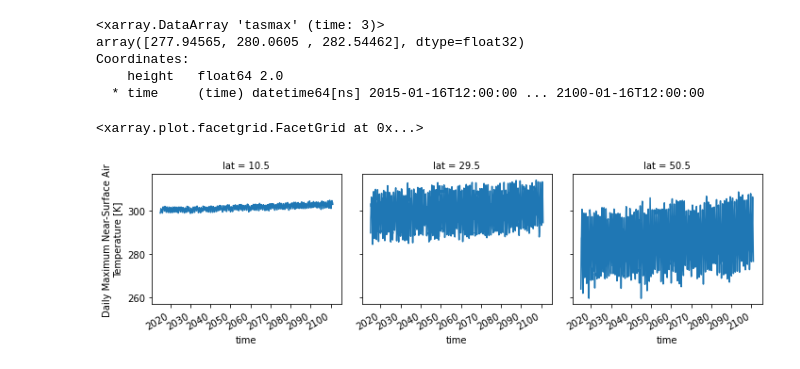
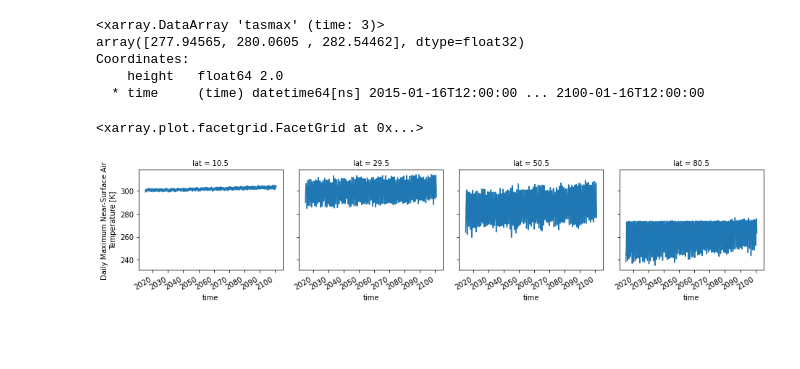
Before and after one commit to Gorkowski/Atmospheric_Science_Class, a Jupyter notebook: Classes/Part1/Lec4b_Tutorial_Python_Geospatial.ipynb, the cells around one changed output. Cells and saved outputs as stored; diff of their text form; code cells hidden in the pictures; blank space fills up the shorter version.

```diff
--- a/Classes/Part1/Lec4b_Tutorial_Python_Geospatial.ipynb
+++ b/Classes/Part1/Lec4b_Tutorial_Python_Geospatial.ipynb
@@ -1049,7 +1049,7 @@ Coordinates:
     height   float64 2.0
   * time     (time) datetime64[ns] 2015-01-16T12:00:00 ... 2100-01-16T12:00:00
 # %%
-data.tasmax.sel(lat=[10,30,50], lon=[250], method='nearest').plot(col='lat')
+data.tasmax.sel(lat=[10,30,50,80], lon=[250], method='nearest').plot(col='lat')
 # %% [output]
 <xarray.plot.facetgrid.FacetGrid at 0x...>
-[figure, old version]
+[figure, new version]
```
Also changed, not shown: parts of 1 cell of this notebook, 1 other file.
